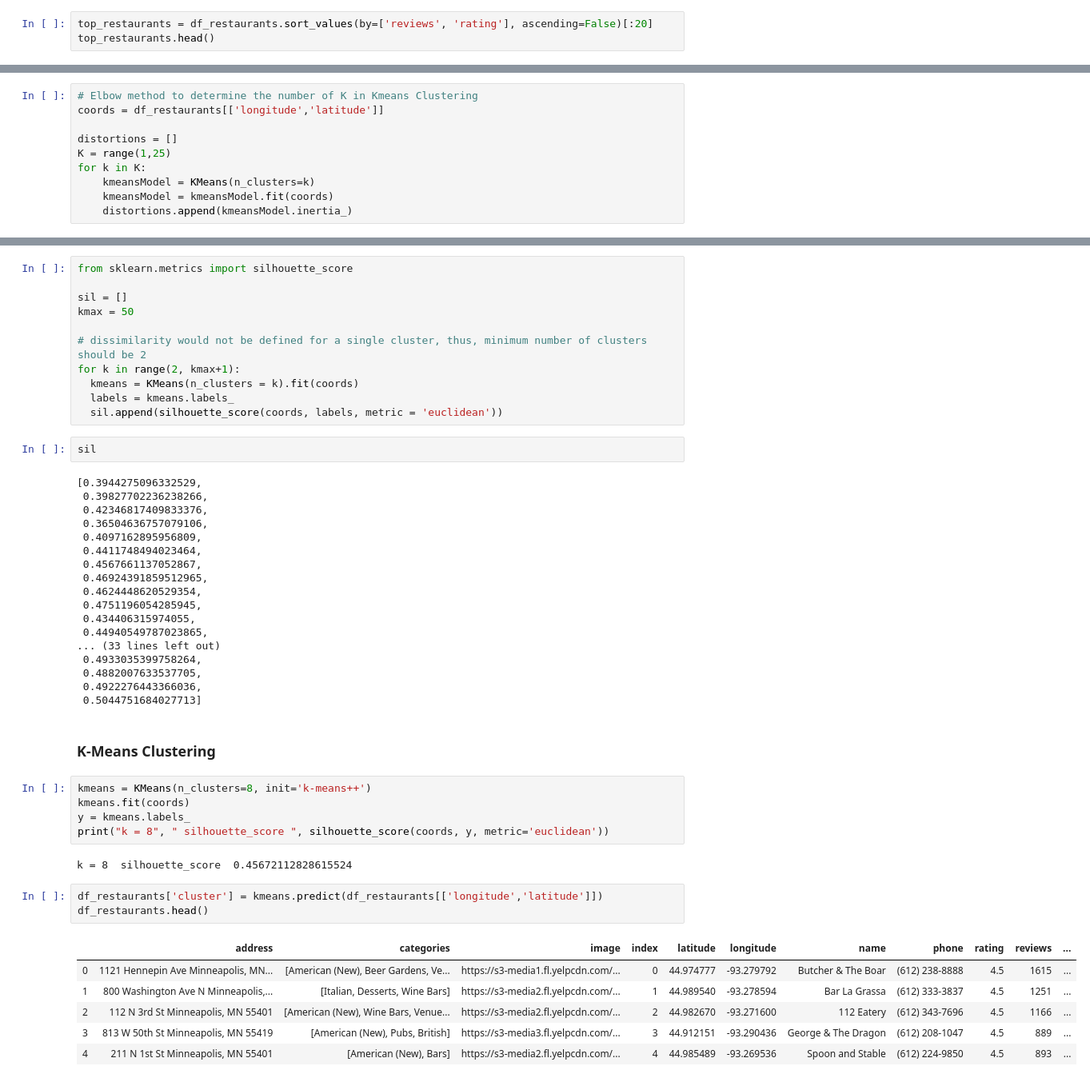
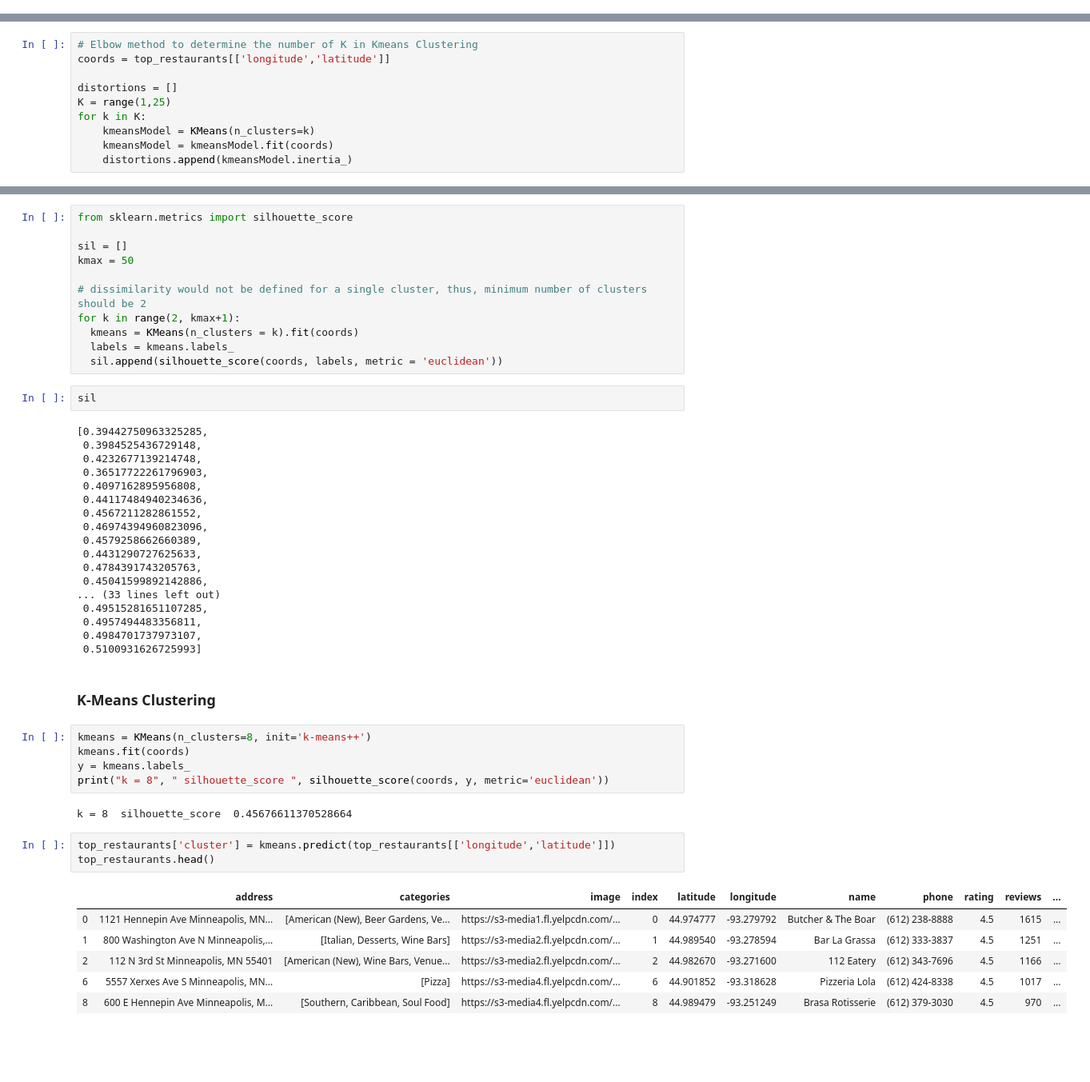
Before and after one commit to ronneimark/Minneapolis_Restaurants, a Jupyter notebook: LBRecommendation.ipynb, the cells around one changed output, grey strips where cells are left out. Shown at 80% size. Cells and saved outputs as stored; diff of their text form; blank space fills up the shorter version.

```diff
--- a/LBRecommendation.ipynb
+++ b/LBRecommendation.ipynb
@@ -48,3 +37,0 @@ plt.show()
-# %%
-top_restaurants = df_restaurants.sort_values(by=['reviews', 'rating'], ascending=False)[:20]
-top_restaurants.head()
@@ -68,7 +122,7 @@ plt.show()
 ### Determing the number of clusters (K)
 # %%
 # Elbow method to determine the number of K in Kmeans Clustering
-coords = df_restaurants[['longitude','latitude']]
+coords = top_restaurants[['longitude','latitude']]
 
 distortions = []
 K = range(1,25)
@@ -102,23 +156,23 @@ for k in range(2, kmax+1):
 # %%
 sil
 # %% [output]
-[0.3944275096332529,
- 0.39827702236238266,
- 0.42346817409833376,
- 0.36504636757079106,
- 0.4097162895956809,
- 0.4411748494023464,
- 0.4567661137052867,
- 0.46924391859512965,
- 0.4624448620529354,
- 0.4751196054285945,
- 0.434406315974055,
- 0.44940549787023865,
+[0.39442750963325285,
+ 0.3984525436729148,
+ 0.4232677139214748,
+ 0.36517722261796903,
+ 0.4097162895956808,
+ 0.44117484940234636,
+ 0.4567211282861552,
+ 0.46974394960823096,
+ 0.4579258662660389,
+ 0.4431290727625633,
+ 0.4784391743205763,
+ 0.45041599892142886,
 ... (33 lines left out)
- 0.4933035399758264,
- 0.4882007633537705,
- 0.4922276443366036,
- 0.5044751684027713]
+ 0.49515281651107285,
+ 0.4957494483356811,
+ 0.4984701737973107,
+ 0.5100931626725993]
 # %% [markdown]
 ### K-Means Clustering
 # %%
@@ -127,17 +181,17 @@ kmeans.fit(coords)
 y = kmeans.labels_
 print("k = 8", " silhouette_score ", silhouette_score(coords, y, metric='euclidean'))
 # %% [output]
-k = 8  silhouette_score  0.45672112828615524
+k = 8  silhouette_score  0.45676611370528664
 # %%
-df_restaurants['cluster'] = kmeans.predict(df_restaurants[['longitude','latitude']])
-df_restaurants.head()
+top_restaurants['cluster'] = kmeans.predict(top_restaurants[['longitude','latitude']])
+top_restaurants.head()
 # %% [output]
 |  | address | categories | image | index | latitude | longitude | name | phone | rating | reviews | ... |
 | 0 | 1121 Hennepin Ave Minneapolis, MN... | [American (New), Beer Gardens, Ve... | https://s3-media1.fl.yelpcdn.com/... | 0 | 44.974777 | -93.279792 | Butcher & The Boar | (612) 238-8888 | 4.5 | 1615 | ... |
 | 1 | 800 Washington Ave N Minneapolis,... | [Italian, Desserts, Wine Bars] | https://s3-media2.fl.yelpcdn.com/... | 1 | 44.989540 | -93.278594 | Bar La Grassa | (612) 333-3837 | 4.5 | 1251 | ... |
 | 2 | 112 N 3rd St Minneapolis, MN 55401 | [American (New), Wine Bars, Venue... | https://s3-media2.fl.yelpcdn.com/... | 2 | 44.982670 | -93.271600 | 112 Eatery | (612) 343-7696 | 4.5 | 1166 | ... |
-| 3 | 813 W 50th St Minneapolis, MN 55419 | [American (New), Pubs, British] | https://s3-media3.fl.yelpcdn.com/... | 3 | 44.912151 | -93.290436 | George & The Dragon | (612) 208-1047 | 4.5 | 889 | ... |
-| 4 | 211 N 1st St Minneapolis, MN 55401 | [American (New), Bars] | https://s3-media2.fl.yelpcdn.com/... | 4 | 44.985489 | -93.269536 | Spoon and Stable | (612) 224-9850 | 4.5 | 893 | ... |
+| 6 | 5557 Xerxes Ave S Minneapolis, MN... | [Pizza] | https://s3-media4.fl.yelpcdn.com/... | 6 | 44.901852 | -93.318628 | Pizzeria Lola | (612) 424-8338 | 4.5 | 1017 | ... |
+| 8 | 600 E Hennepin Ave Minneapolis, M... | [Southern, Caribbean, Soul Food] | https://s3-media4.fl.yelpcdn.com/... | 8 | 44.989479 | -93.251249 | Brasa Rotisserie | (612) 379-3030 | 4.5 | 970 | ... |
 # %%
 px.set_mapbox_access_token("pk.eyJ1Ijoicm9ubmVpbWFyayIsImEiOiJjazRmczAwbGkwcm95M2tucXgzeWF1dTlzIn0.cbJVMY-7hPC0Hp4tsQ_RCA")
 
```
Also changed, not shown: parts of 14 cells of this notebook, 21 other files.
